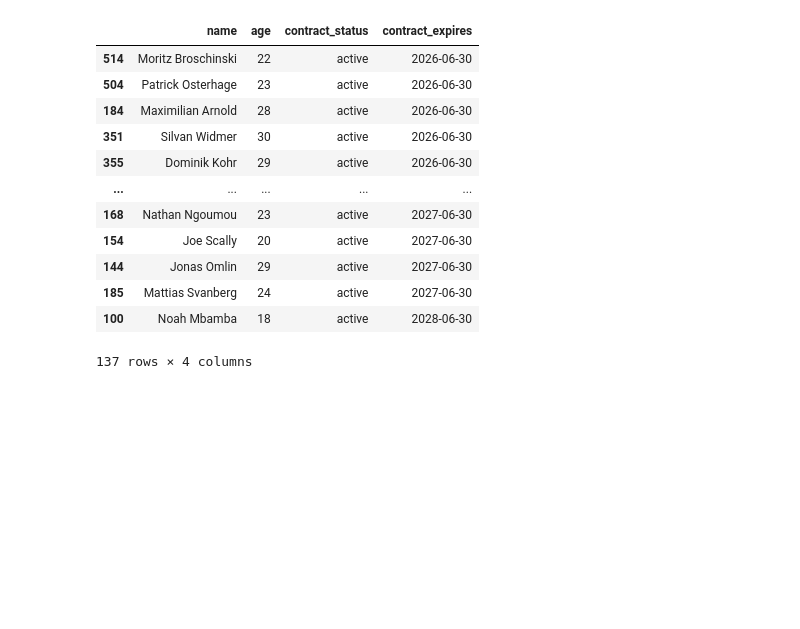
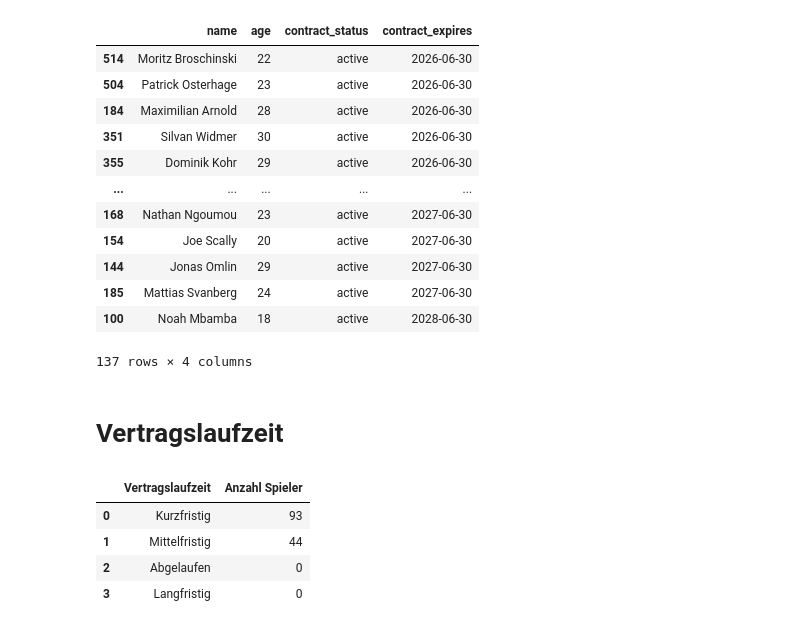
Before and after one commit to PatrikBartos/First-Pandas-Projekt, a Jupyter notebook: notebooks/main.ipynb, the cells around one changed output. Drawn from its saved outputs; the diff is of its cells as text; code cells hidden in the pictures; blank space fills up the shorter version.

```diff
--- a/notebooks/main.ipynb
+++ b/notebooks/main.ipynb
@@ -607,3 +607,5 @@ soon_expired.sort_values(by="contract_expires", ascending=True)
 | 185 | Mattias Svanberg | 24 | active | 2027-06-30 |
 | 100 | Noah Mbamba | 18 | active | 2028-06-30 |
 137 rows × 4 columns
+# %% [markdown]
+# Vertragslaufzeit
@@ -609,0 +618,24 @@ soon_expired.sort_values(by="contract_expires", ascending=True)
+# %%
+data_frame["contract_term"] = pd.cut(
+    data_frame["years_left"],
+    bins=[-float("inf"), 0, 1, 3, float("inf")], # -float / float fangen Negative und größere Werte als 3 ab
+    labels=[
+        "Abgelaufen",
+        "Kurzfristig",
+        "Mittelfristig",
+        "Langfristig"
+    ]
+)
+
+active_contracts = data_frame[data_frame["contract_status"] == "active"]
+
+table_contracts = (
+    active_contracts["contract_term"].value_counts().rename_axis("Vertragslaufzeit").reset_index(name="Anzahl Spieler")
+)
+table_contracts
+# %% [output]
+|  | Vertragslaufzeit | Anzahl Spieler |
+| 0 | Kurzfristig | 93 |
+| 1 | Mittelfristig | 44 |
+| 2 | Abgelaufen | 0 |
+| 3 | Langfristig | 0 |
```
Also changed, not shown: parts of 7 cells of this notebook.
